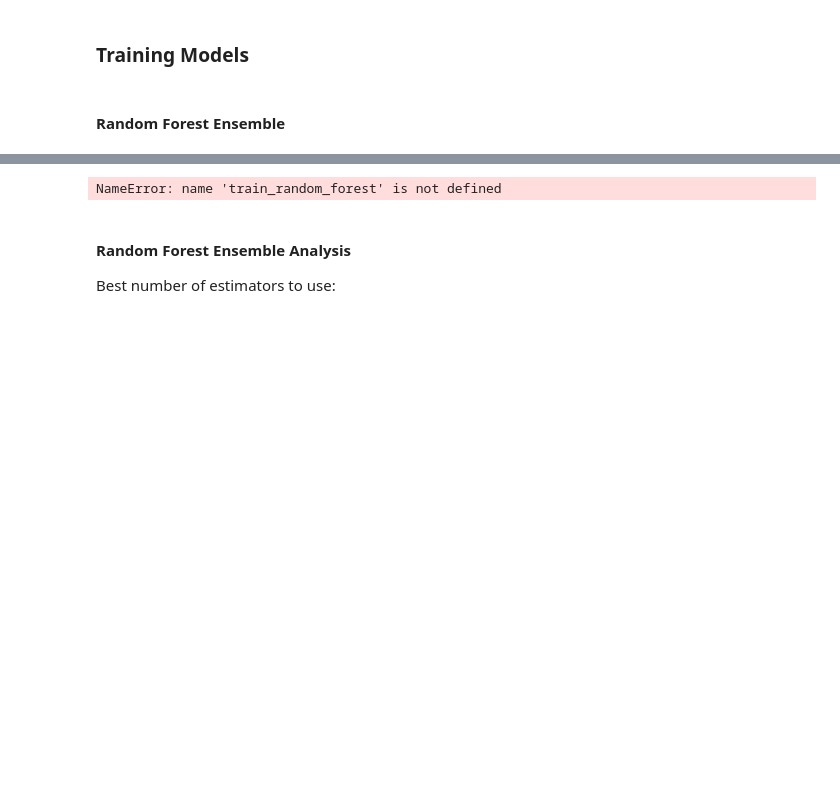
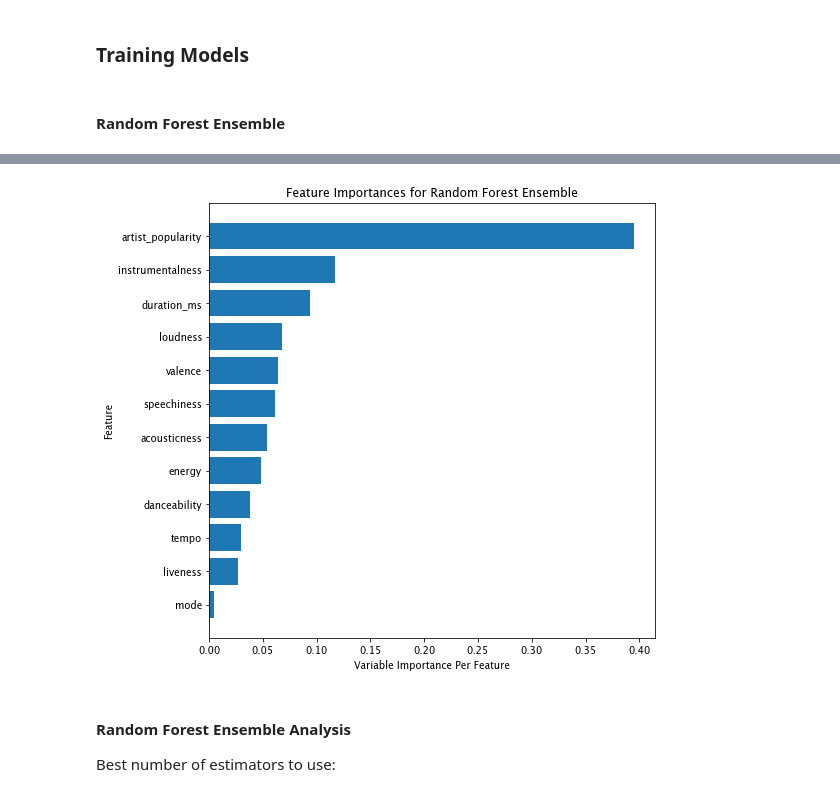
Before and after one commit to sumanasithalam/Top-Charts-Song-Classification, a Jupyter notebook: SongsAnalysis.ipynb, the cells around one changed output, grey strips where cells are left out. Saved outputs shown, nothing was run; the diff lists cells and outputs as text; code cells hidden in the pictures; blank space fills up the shorter version.

```diff
--- a/SongsAnalysis.ipynb
+++ b/SongsAnalysis.ipynb
@@ -492,24 +520,24 @@ Text(0.5, 1.0, 'Random Forest Ensemble Evaluation Metrics Based on Number of Est
 # %%
-## plot feature importance of random forest using ensemble trained on best number of estimators to use as determined previous
-rfc = train_random_forest(x_train, y_train, 100)
-importances = rfc.feature_importances_
+## plot feature importance of random forest using ensemble trained with
+## 25 estimators, since this had the highest Accuracy & F1 Score
+rfc = fit_classifier('RandomForest', x_train, y_train, num_estimators=25)
+display_df = pd.DataFrame({'Features': cleaned_song_data.drop(['On_chart'], axis=1).columns,
+                          'Importance': rfc.feature_importances_})
+display_df.sort_values('Importance', inplace=True)
 
-
-features = actual_cleaned_song_data.drop(['On_chart'], axis=1).columns
-
-y_pos = np.arange(len(features))
+y_pos = np.arange(len(display_df.Features))
 
 fig, ax = plt.subplots()
 fig.set_size_inches(8, 8)
 
-ax.barh(y_pos, importances)
-ax.set_title('Variable Importance Per Feature')
+ax.barh(y_pos, display_df.Importance)
+ax.set_xlabel('Variable Importance Per Feature')
 ax.set_ylabel('Feature')
-ax.set_xlabel('Feature Importances for Random Forest Ensemble using 100 Number of Estimators')
-ax.set_yticks(y_pos, features)
+ax.set_title('Feature Importances for Random Forest Ensemble')
+ax.set_yticks(y_pos, display_df.Features)
 plt.show()
 # %% [output]
-NameError: name 'train_random_forest' is not defined
+[figure, added]
 # %% [markdown]
 #### Random Forest Ensemble Analysis
 
```
Also changed, not shown: parts of 27 cells of this notebook, 1 other file.
